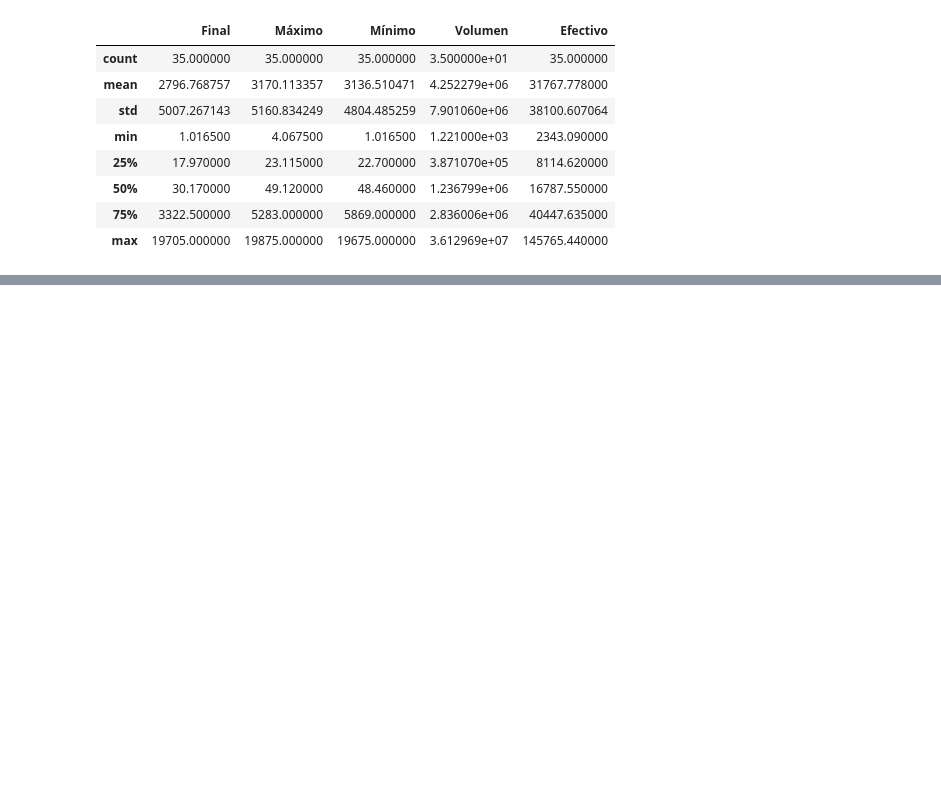
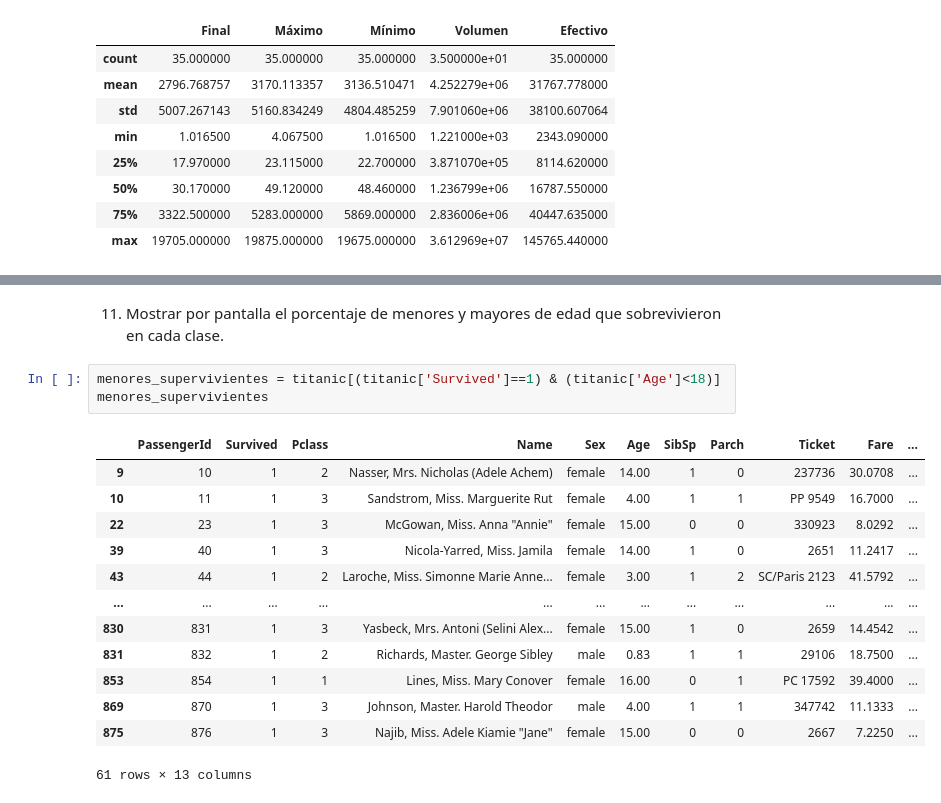
Before and after one commit to javipiazza94/Data-Science-TBB, a Jupyter notebook: SCRIPTS/Legal/Ejercicios.ipynb, the cells around one changed output, grey strips where cells are left out. Saved outputs shown, nothing was run; the diff lists cells and outputs as text; blank space fills up the shorter version.

```diff
--- a/SCRIPTS/Legal/Ejercicios.ipynb
+++ b/SCRIPTS/Legal/Ejercicios.ipynb
@@ -188,0 +405,19 @@ cotizaciones.describe()
+# %% [markdown]
+11. Mostrar por pantalla el porcentaje de menores y mayores de edad que sobrevivieron en cada clase.
+# %%
+menores_supervivientes = titanic[(titanic['Survived']==1) & (titanic['Age']<18)]
+menores_supervivientes
+# %% [output]
+|  | PassengerId | Survived | Pclass | Name | Sex | Age | SibSp | Parch | Ticket | Fare | ... |
+| 9 | 10 | 1 | 2 | Nasser, Mrs. Nicholas (Adele Achem) | female | 14.00 | 1 | 0 | 237736 | 30.0708 | ... |
+| 10 | 11 | 1 | 3 | Sandstrom, Miss. Marguerite Rut | female | 4.00 | 1 | 1 | PP 9549 | 16.7000 | ... |
+| 22 | 23 | 1 | 3 | McGowan, Miss. Anna "Annie" | female | 15.00 | 0 | 0 | 330923 | 8.0292 | ... |
+| 39 | 40 | 1 | 3 | Nicola-Yarred, Miss. Jamila | female | 14.00 | 1 | 0 | 2651 | 11.2417 | ... |
+| 43 | 44 | 1 | 2 | Laroche, Miss. Simonne Marie Anne... | female | 3.00 | 1 | 2 | SC/Paris 2123 | 41.5792 | ... |
+| ... | ... | ... | ... | ... | ... | ... | ... | ... | ... | ... | ... |
+| 830 | 831 | 1 | 3 | Yasbeck, Mrs. Antoni (Selini Alex... | female | 15.00 | 1 | 0 | 2659 | 14.4542 | ... |
+| 831 | 832 | 1 | 2 | Richards, Master. George Sibley | male | 0.83 | 1 | 1 | 29106 | 18.7500 | ... |
+| 853 | 854 | 1 | 1 | Lines, Miss. Mary Conover | female | 16.00 | 0 | 1 | PC 17592 | 39.4000 | ... |
+| 869 | 870 | 1 | 3 | Johnson, Master. Harold Theodor | male | 4.00 | 1 | 1 | 347742 | 11.1333 | ... |
+| 875 | 876 | 1 | 3 | Najib, Miss. Adele Kiamie "Jane" | female | 15.00 | 0 | 0 | 2667 | 7.2250 | ... |
+61 rows × 13 columns
```
Also changed, not shown: parts of 32 cells of this notebook, 6 other files.
